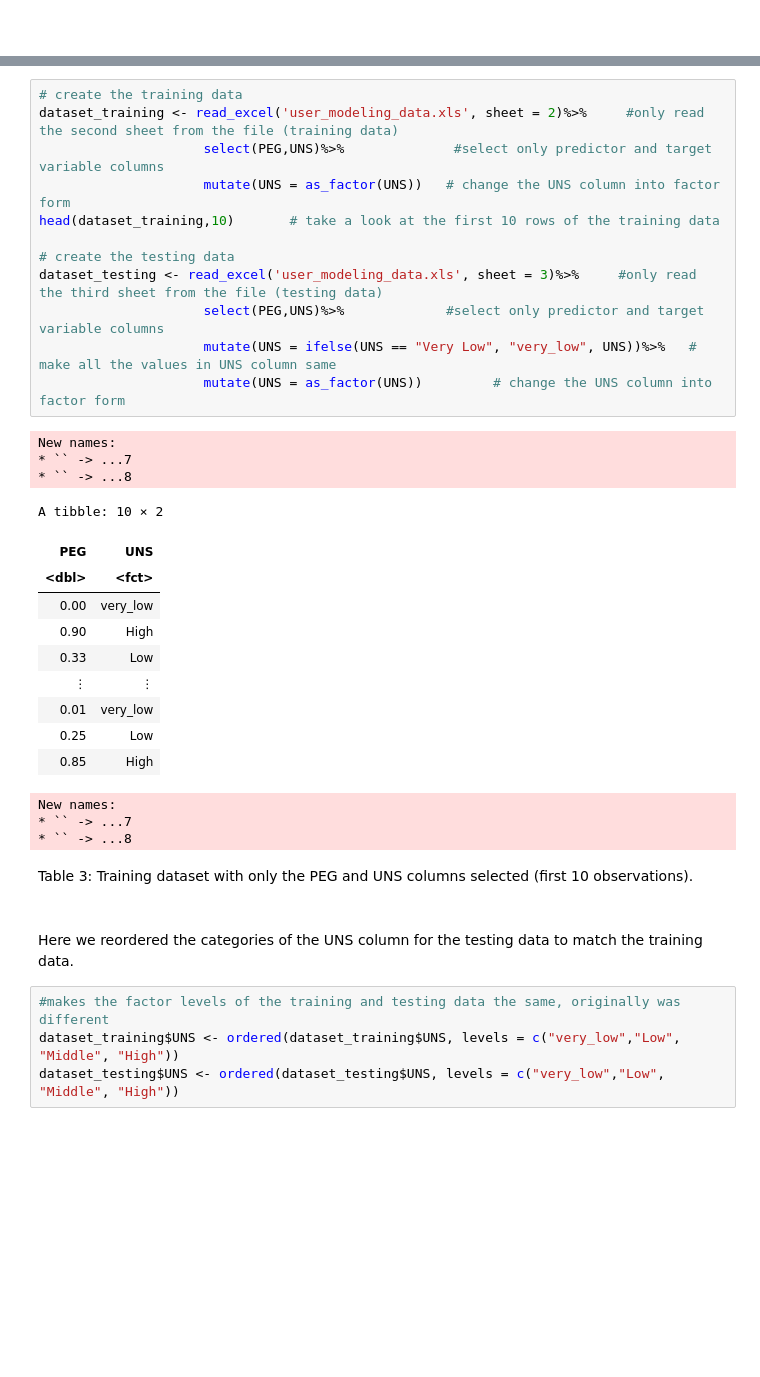
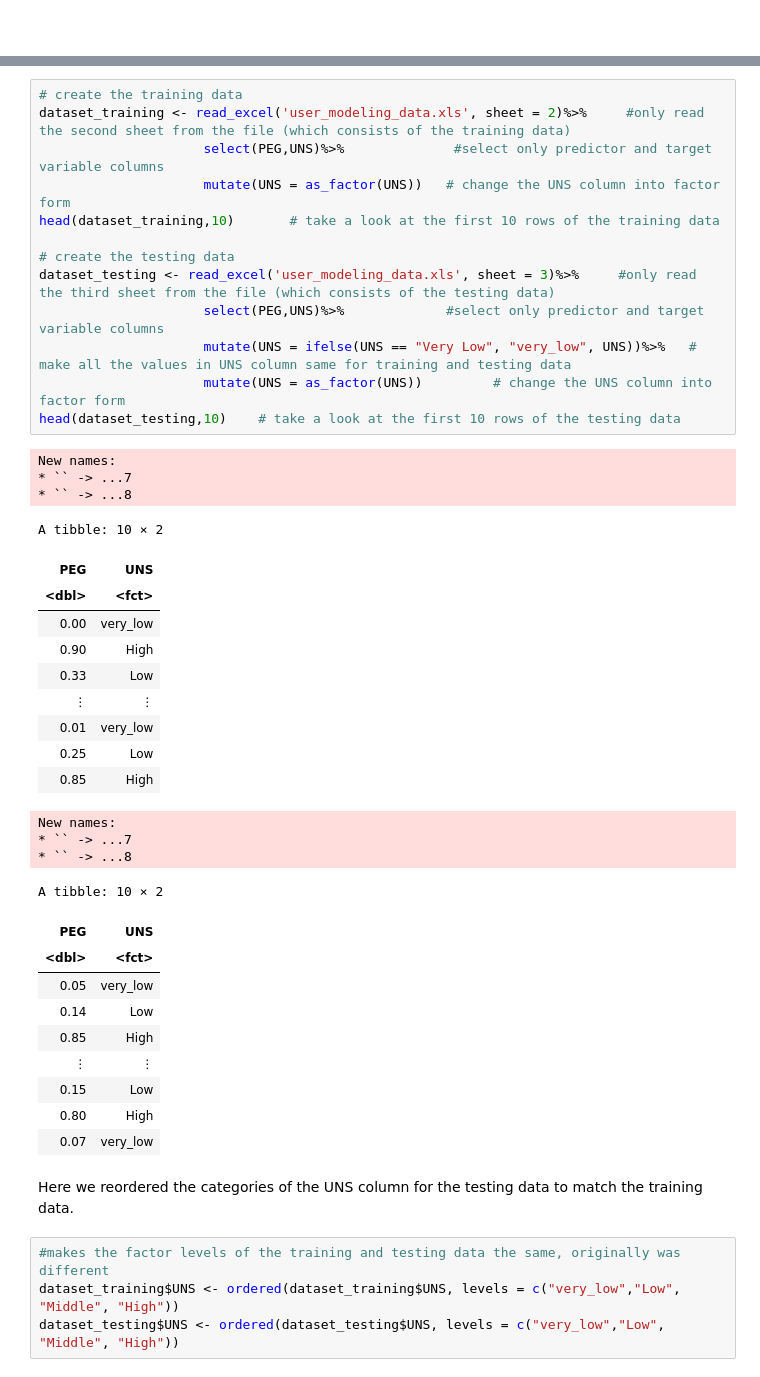
Before and after one commit to pgbenng/DSCI-Group-38-Project, a Jupyter notebook: proposal.ipynb, the cells around one changed output, grey strips where cells are left out. Cells and saved outputs as stored; diff of their text form; blank space fills up the shorter version.

```diff
--- a/proposal.ipynb
+++ b/proposal.ipynb
@@ -124,37 +130,44 @@ Now we can just select the PEG and UNS columns for both the training data and te
 # %%
 # create the training data
-dataset_training <- read_excel('user_modeling_data.xls', sheet = 2)%>%     #only read the second sheet from the file (training data)
+dataset_training <- read_excel('user_modeling_data.xls', sheet = 2)%>%     #only read the second sheet from the file (which consists of the training data)
                      select(PEG,UNS)%>%              #select only predictor and target variable columns
                      mutate(UNS = as_factor(UNS))   # change the UNS column into factor form
 head(dataset_training,10)       # take a look at the first 10 rows of the training data
 
 # create the testing data
-dataset_testing <- read_excel('user_modeling_data.xls', sheet = 3)%>%     #only read the third sheet from the file (testing data)
+dataset_testing <- read_excel('user_modeling_data.xls', sheet = 3)%>%     #only read the third sheet from the file (which consists of the testing data)
                      select(PEG,UNS)%>%             #select only predictor and target variable columns
-                     mutate(UNS = ifelse(UNS == "Very Low", "very_low", UNS))%>%   # make all the values in UNS column same
+                     mutate(UNS = ifelse(UNS == "Very Low", "very_low", UNS))%>%   # make all the values in UNS column same for training and testing data
                      mutate(UNS = as_factor(UNS))         # change the UNS column into factor form
+head(dataset_testing,10)    # take a look at the first 10 rows of the testing data
 # %% [output]
 New names:
 * `` -> ...7
 * `` -> ...8
 A tibble: 10 × 2
 | PEG | UNS |
 | <dbl> | <fct> |
 | 0.00 | very_low |
 | 0.90 | High |
 | 0.33 | Low |
 | ⋮ | ⋮ |
 | 0.01 | very_low |
 | 0.25 | Low |
 | 0.85 | High |
 New names:
 * `` -> ...7
 * `` -> ...8
+A tibble: 10 × 2
+| PEG | UNS |
+| <dbl> | <fct> |
+| 0.05 | very_low |
+| 0.14 | Low |
+| 0.85 | High |
+| ⋮ | ⋮ |
+| 0.15 | Low |
+| 0.80 | High |
+| 0.07 | very_low |
-# %% [markdown]
-Table 3: Training dataset with only the PEG and UNS columns selected (first 10 observations).
-<br> </br>
 # %% [markdown]
-<br>
 Here we reordered the categories of the UNS column for the testing data to match the training data.
 # %%
 #makes the factor levels of the training and testing data the same, originally was different
```
Also changed, not shown: parts of 39 cells of this notebook.
